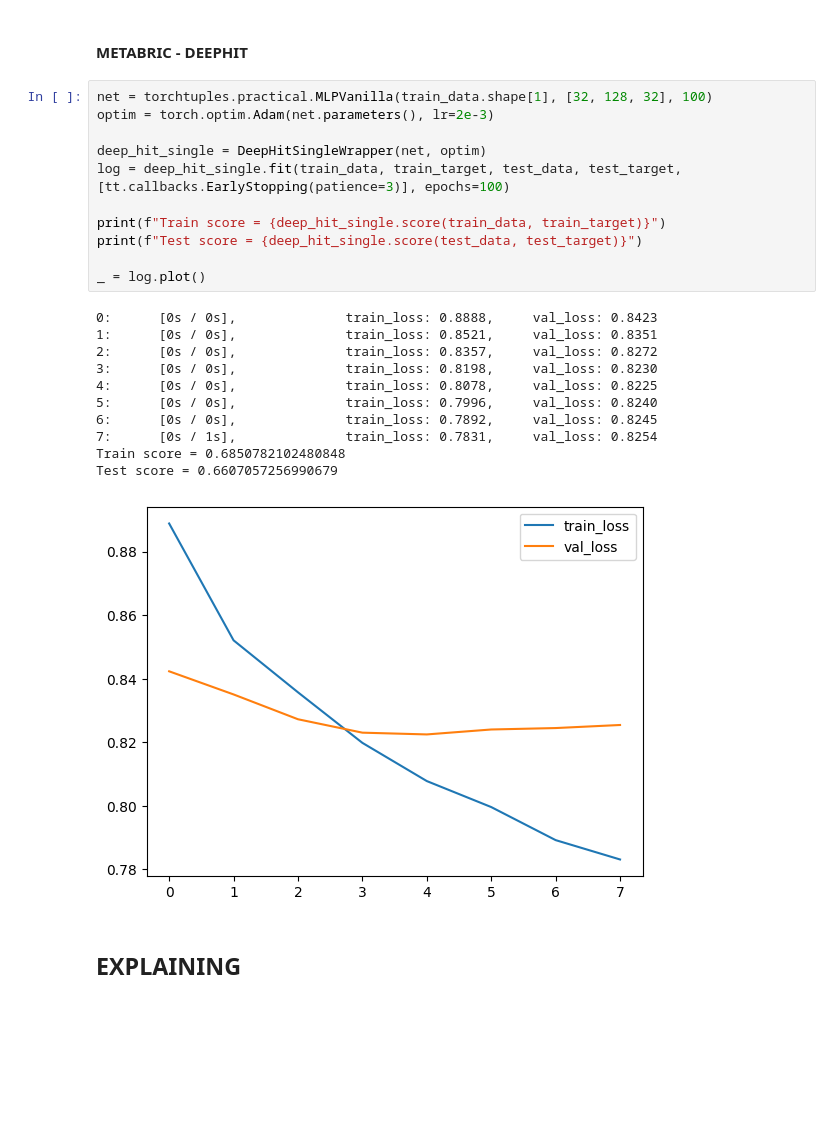
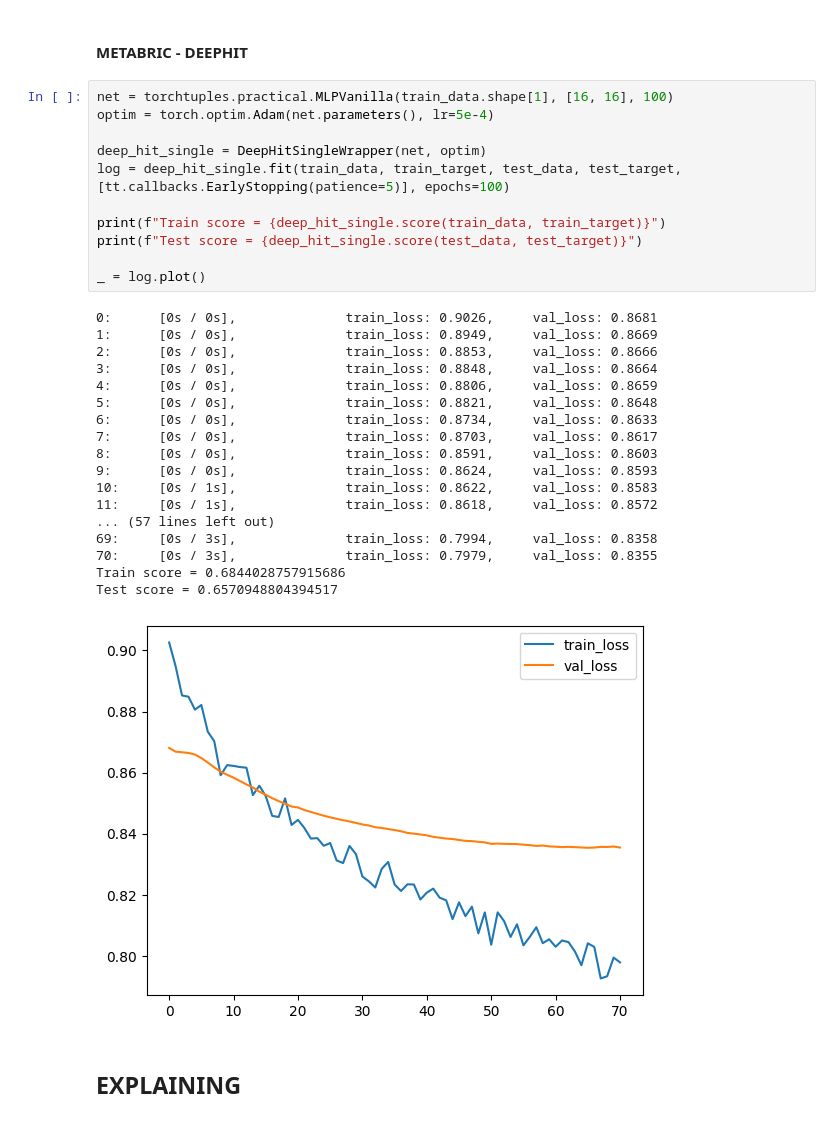
Before and after one commit to kskrajny/xai_team, a Jupyter notebook: XAI_project/XAI_Project_V.ipynb, the cells around one changed output. Cells and saved outputs as stored; diff of their text form; blank space fills up the shorter version.

```diff
--- a/XAI_project/XAI_Project_V.ipynb
+++ b/XAI_project/XAI_Project_V.ipynb
@@ -234,28 +234,35 @@ Test score = 0.6369157820429148
 # %% [markdown]
 #### METABRIC - DEEPHIT
 # %%
-net = torchtuples.practical.MLPVanilla(train_data.shape[1], [32, 128, 32], 100)
-optim = torch.optim.Adam(net.parameters(), lr=2e-3)
+net = torchtuples.practical.MLPVanilla(train_data.shape[1], [16, 16], 100)
+optim = torch.optim.Adam(net.parameters(), lr=5e-4)
 
 deep_hit_single = DeepHitSingleWrapper(net, optim)
-log = deep_hit_single.fit(train_data, train_target, test_data, test_target, [tt.callbacks.EarlyStopping(patience=3)], epochs=100)
+log = deep_hit_single.fit(train_data, train_target, test_data, test_target, [tt.callbacks.EarlyStopping(patience=5)], epochs=100)
 
 print(f"Train score = {deep_hit_single.score(train_data, train_target)}")
 print(f"Test score = {deep_hit_single.score(test_data, test_target)}")
 
 _ = log.plot()
 # %% [output]
-0:      [0s / 0s],              train_loss: 0.8888,     val_loss: 0.8423
-1:      [0s / 0s],              train_loss: 0.8521,     val_loss: 0.8351
-2:      [0s / 0s],              train_loss: 0.8357,     val_loss: 0.8272
-3:      [0s / 0s],              train_loss: 0.8198,     val_loss: 0.8230
-4:      [0s / 0s],              train_loss: 0.8078,     val_loss: 0.8225
-5:      [0s / 0s],              train_loss: 0.7996,     val_loss: 0.8240
-6:      [0s / 0s],              train_loss: 0.7892,     val_loss: 0.8245
-7:      [0s / 1s],              train_loss: 0.7831,     val_loss: 0.8254
-Train score = 0.6850782102480848
-Test score = 0.6607057256990679
+0:      [0s / 0s],              train_loss: 0.9026,     val_loss: 0.8681
+1:      [0s / 0s],              train_loss: 0.8949,     val_loss: 0.8669
+2:      [0s / 0s],              train_loss: 0.8853,     val_loss: 0.8666
+3:      [0s / 0s],              train_loss: 0.8848,     val_loss: 0.8664
+4:      [0s / 0s],              train_loss: 0.8806,     val_loss: 0.8659
+5:      [0s / 0s],              train_loss: 0.8821,     val_loss: 0.8648
+6:      [0s / 0s],              train_loss: 0.8734,     val_loss: 0.8633
+7:      [0s / 0s],              train_loss: 0.8703,     val_loss: 0.8617
+8:      [0s / 0s],              train_loss: 0.8591,     val_loss: 0.8603
+9:      [0s / 0s],              train_loss: 0.8624,     val_loss: 0.8593
+10:     [0s / 1s],              train_loss: 0.8622,     val_loss: 0.8583
+11:     [0s / 1s],              train_loss: 0.8618,     val_loss: 0.8572
+... (57 lines left out)
+69:     [0s / 3s],              train_loss: 0.7994,     val_loss: 0.8358
+70:     [0s / 3s],              train_loss: 0.7979,     val_loss: 0.8355
+Train score = 0.6844028757915686
+Test score = 0.6570948804394517
-[figure, old version]
+[figure, new version]
 # %% [markdown]
 ## EXPLAINING
 # %% [markdown]
```
Also changed, not shown: parts of 18 cells of this notebook.
